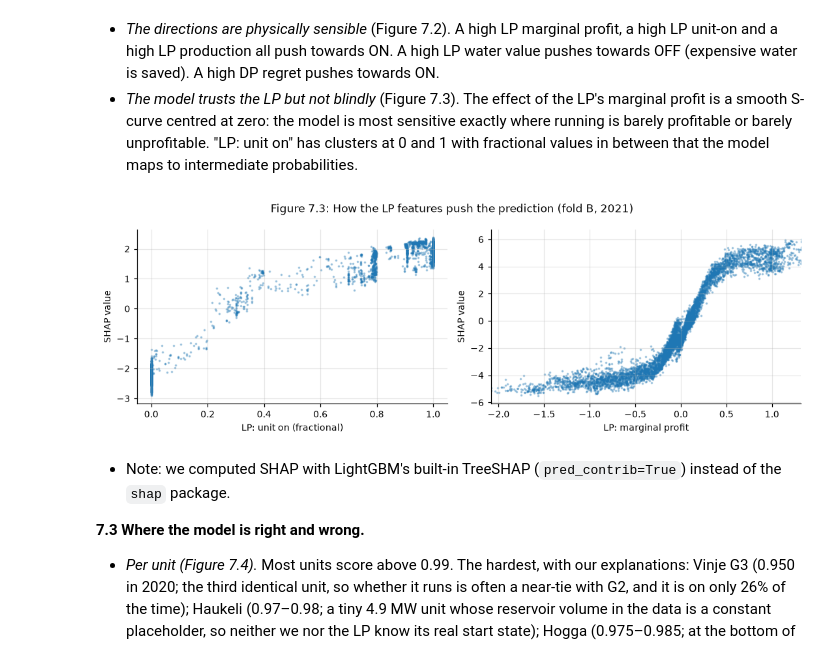
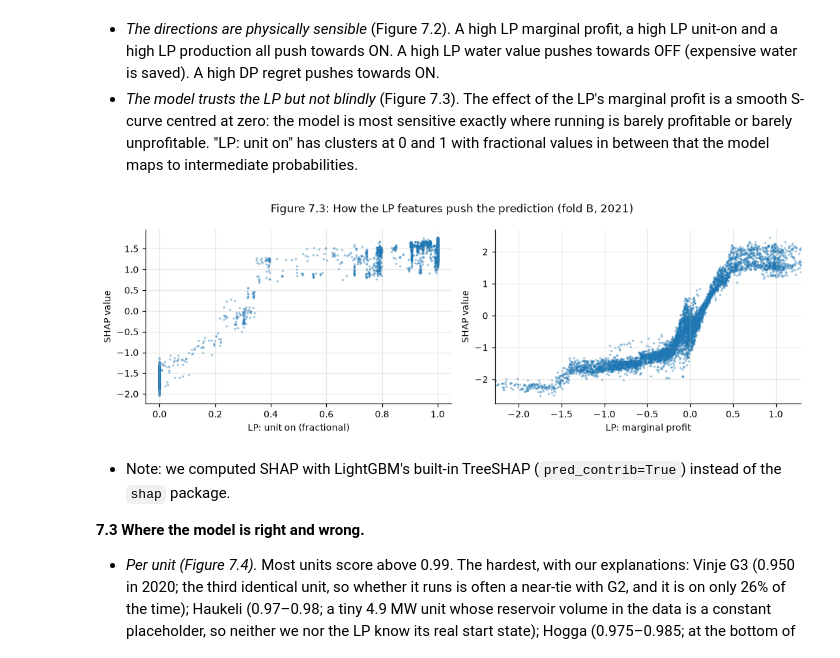
Before and after one commit to idatomine/Women-in-AI-tdt4173, a Jupyter notebook: Report.ipynb, the cells around one changed output. Cells and saved outputs as stored; diff of their text form; code cells hidden in the pictures.

```diff
--- a/Report.ipynb
+++ b/Report.ipynb
@@ -1049,7 +1051,7 @@ section we train the final configuration on fold B's training years and explain
 validation year whose price level (75 EUR/MWh) is closest to the test years.
 # %%
 # Train the final LightGBM configuration on fold B's training years (validation year 2021)
-cfg = yaml.safe_load((ROOT / "configs/exp_029_main_river.yaml").read_text())
+cfg = yaml.safe_load((ROOT / "configs/exp_038_dispatch_context.yaml").read_text())
 X, names = build_matrix(cfg["features"], data, cfg["drop_features"])
 train_idx, val_idx = cv.split(data, cv.FOLDS["B"])
 model = models.fit(cfg["model"], X, data.Y, train_idx, names)
@@ -1154,17 +1157,17 @@ mean_abs.rename(index=label).head(12).round(3).to_frame("mean |SHAP|")
 # %%
 # Figure 7.3: SHAP dependence for the two main LP features
 fig, axes = plt.subplots(1, 2, figsize=(10, 3.4))
-for ax, name in zip(axes, ["lps2_unit_on", "lps2_margin"]):
+for ax, name in zip(axes, ["lpb_unit_on", "lpb_margin"]):
     j = names.index(name)
     show = np.random.default_rng(1).choice(len(rows), 6000, replace=False)
     ax.scatter(X_sample[show, j], shap_values[show, j], s=2, alpha=0.3)
     ax.set_xlabel(label(name)); ax.set_ylabel("SHAP value")
-    if name == "lps2_margin":
+    if name == "lpb_margin":
         ax.set_xlim(*np.nanquantile(X_sample[:, j], [0.01, 0.99]))
 fig.suptitle("Figure 7.3: How the LP features push the prediction (fold B, 2021)")
 plt.tight_layout(); show_figure("7.3")
 # %% [output]
-[figure, old version]
+[figure, new version]
 # %% [markdown]
 - Note: we computed SHAP with LightGBM's built-in TreeSHAP (`pred_contrib=True`) instead of the `shap` package.
 
```
Also changed, not shown: parts of 13 cells of this notebook, 29 other files.
